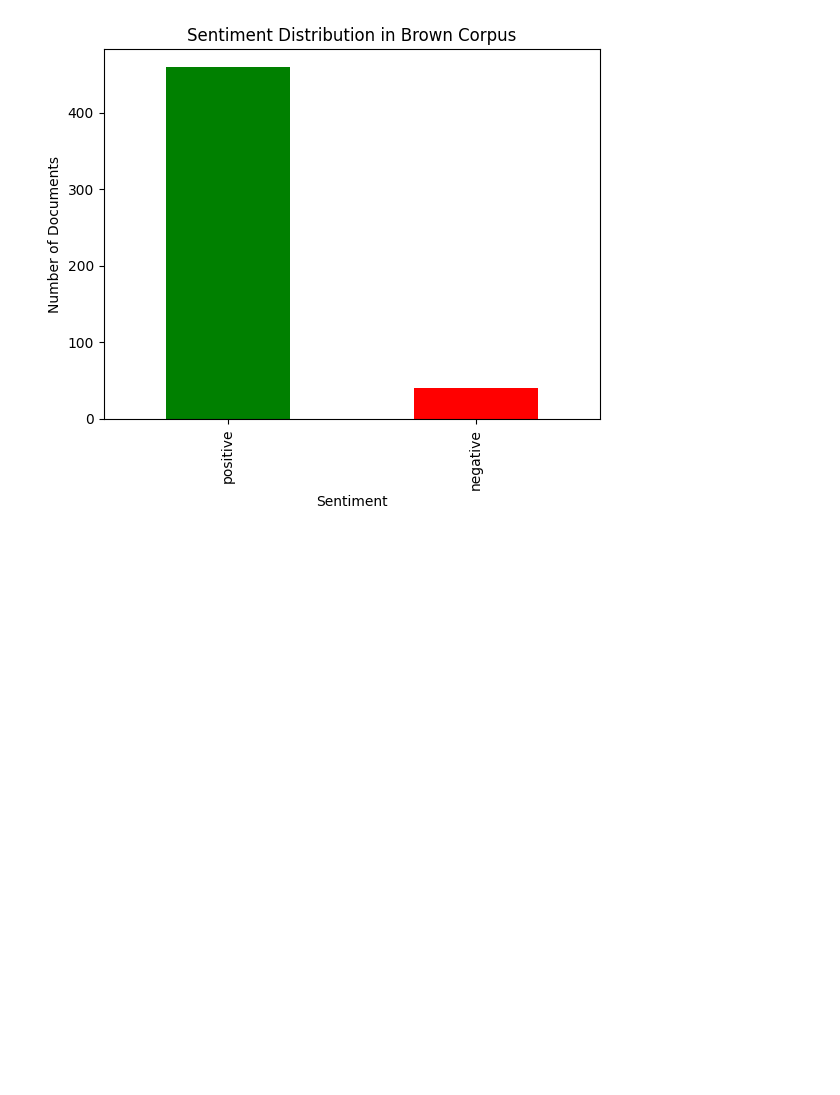
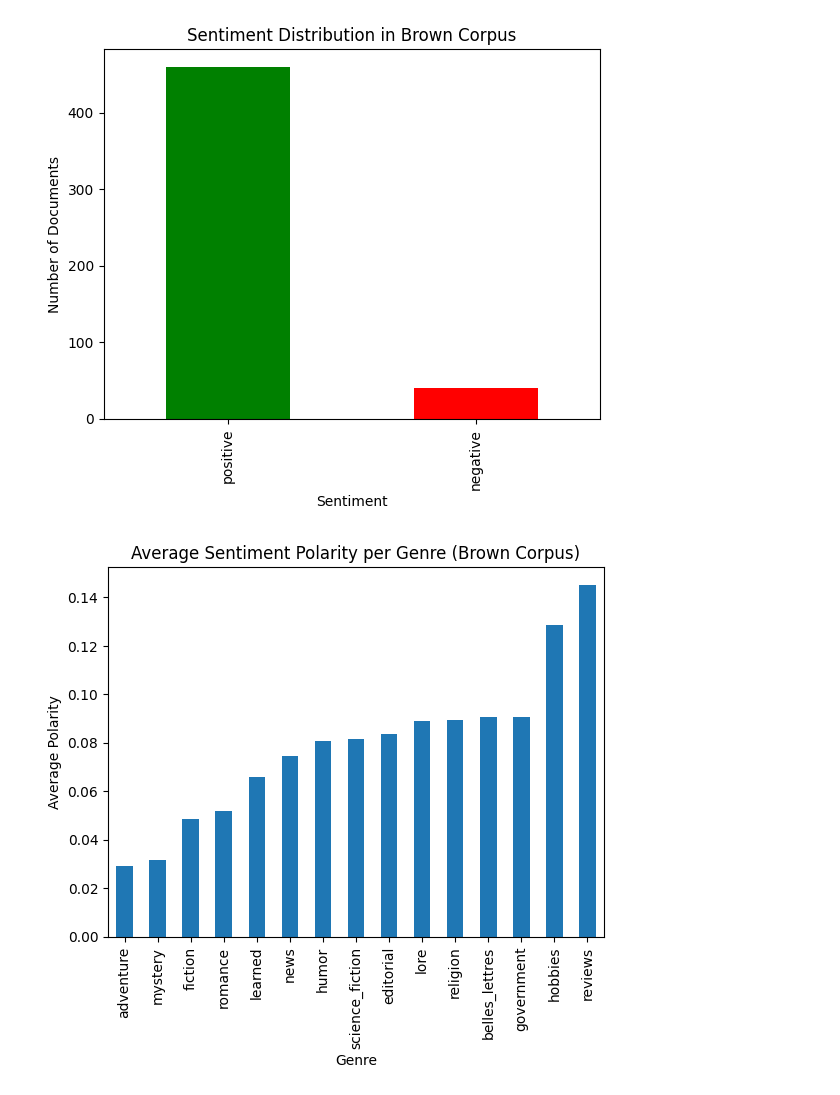
Before and after one commit to unaizanouman/Colab-Codes, a Jupyter notebook: SentimentAnalysisBrownUniversity.ipynb, the cells around one changed output. Drawn from its saved outputs; the diff is of its cells as text; code cells hidden in the pictures; blank space fills up the shorter version.

```diff
--- a/SentimentAnalysisBrownUniversity.ipynb
+++ b/SentimentAnalysisBrownUniversity.ipynb
@@ -154,3 +153,13 @@ plt.ylabel("Number of Documents")
 plt.show()
 # %% [output]
 [figure]
+# %%
+import matplotlib.pyplot as plt
+avg_polarity.sort_values().plot(kind="bar")
+
+plt.title("Average Sentiment Polarity per Genre (Brown Corpus)")
+plt.xlabel("Genre")
+plt.ylabel("Average Polarity")
+plt.show()
+# %% [output]
+[figure, added]
```
Also changed, not shown: parts of 1 cell of this notebook.
